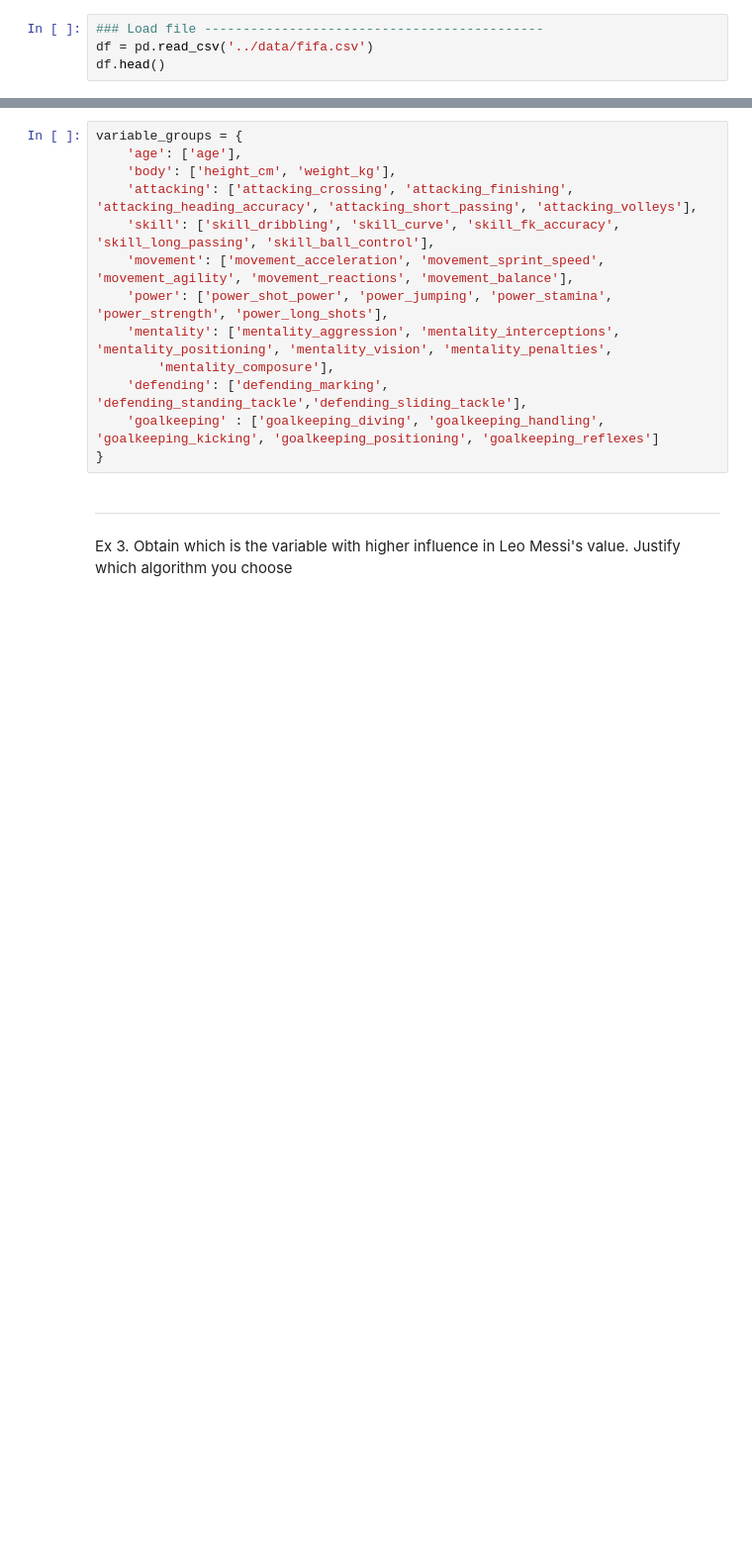
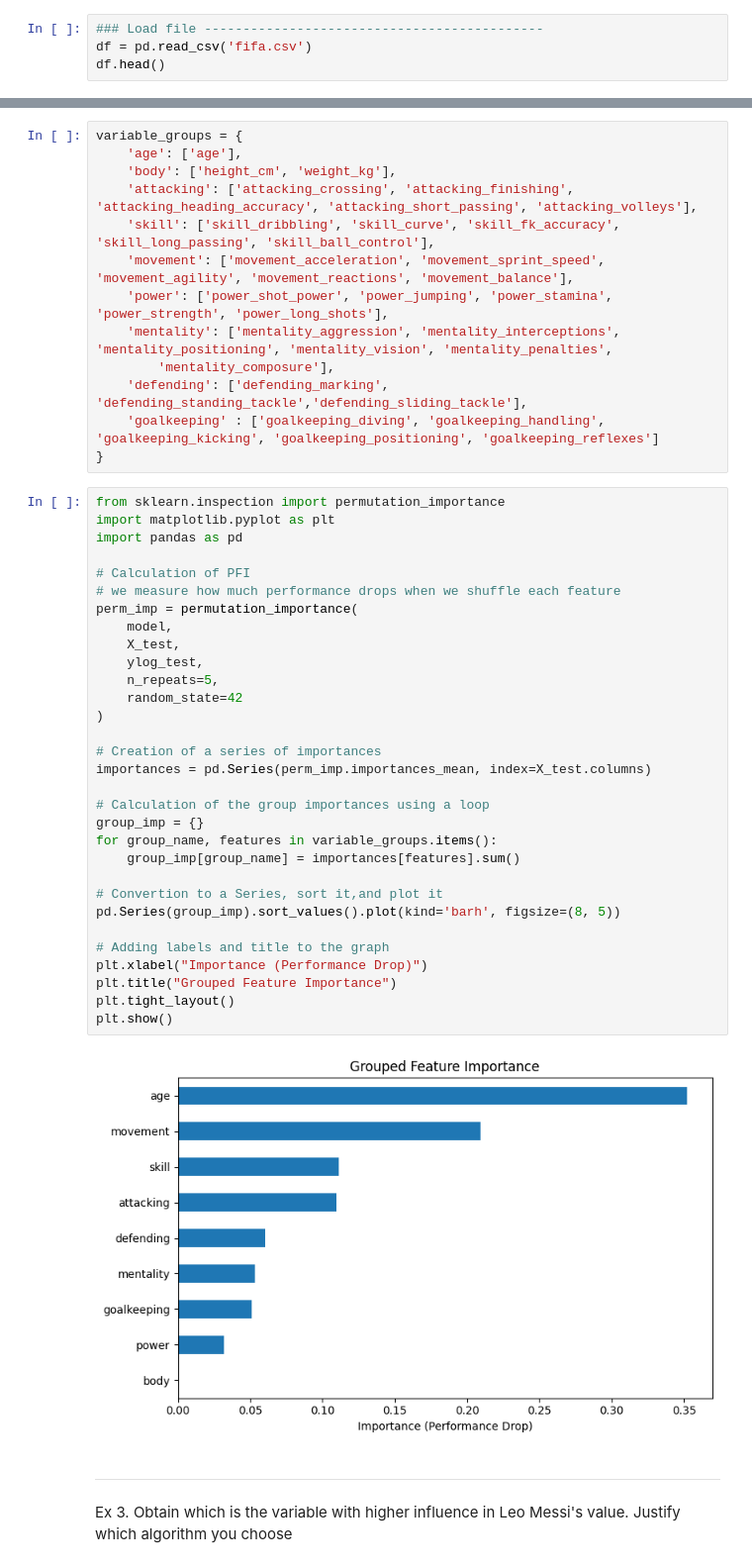
Before and after one commit to ICAI-IMAT-XAI/p1-tabular-methods-zano0, a Jupyter notebook: notebook/exercise.ipynb, the cells around one changed output, grey strips where cells are left out. Shown at 99% size. Saved outputs shown, nothing was run; the diff lists cells and outputs as text; blank space fills up the shorter version.

```diff
--- a/notebook/exercise.ipynb
+++ b/notebook/exercise.ipynb
@@ -39,4 +60,4 @@ np.random.seed(2025)
 # %%
 ### Load file --------------------------------------------
-df = pd.read_csv('../data/fifa.csv')
+df = pd.read_csv('fifa.csv')
 df.head()
@@ -79,6 +149,39 @@ variable_groups = {
     'defending': ['defending_marking', 'defending_standing_tackle','defending_sliding_tackle'],
     'goalkeeping' : ['goalkeeping_diving', 'goalkeeping_handling', 'goalkeeping_kicking', 'goalkeeping_positioning', 'goalkeeping_reflexes']
 }
+# %%
+from sklearn.inspection import permutation_importance
+import matplotlib.pyplot as plt
+import pandas as pd
+
+# Calculation of PFI
+# we measure how much performance drops when we shuffle each feature
+perm_imp = permutation_importance(
+    model,
+    X_test,
+    ylog_test,
+    n_repeats=5,
+    random_state=42
+)
+
+# Creation of a series of importances
+importances = pd.Series(perm_imp.importances_mean, index=X_test.columns)
+
+# Calculation of the group importances using a loop
+group_imp = {}
+for group_name, features in variable_groups.items():
+    group_imp[group_name] = importances[features].sum()
+
+# Convertion to a Series, sort it,and plot it
+pd.Series(group_imp).sort_values().plot(kind='barh', figsize=(8, 5))
+
+# Adding labels and title to the graph
+plt.xlabel("Importance (Performance Drop)")
+plt.title("Grouped Feature Importance")
+plt.tight_layout()
+plt.show()
+# %% [output]
+[figure, added]
 # %% [markdown]
 ---
 Ex 3. Obtain which is the variable with higher influence in Leo Messi's value. Justify which algorithm you choose
```
Also changed, not shown: parts of 17 cells of this notebook.
